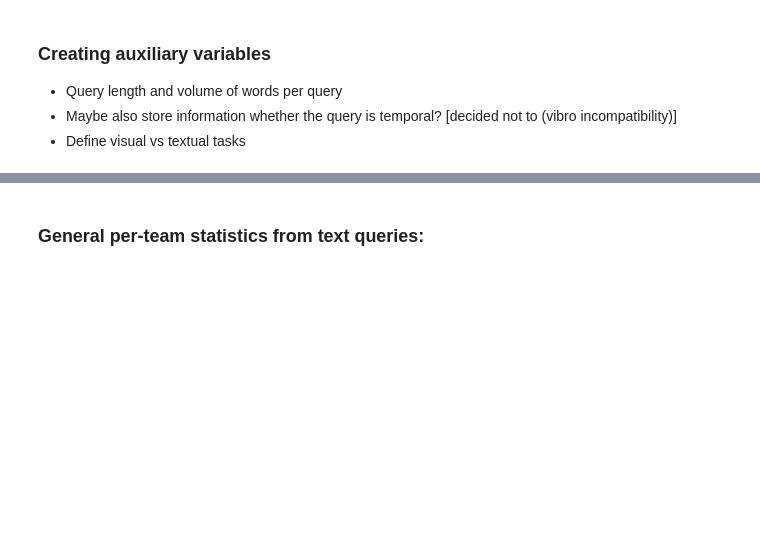
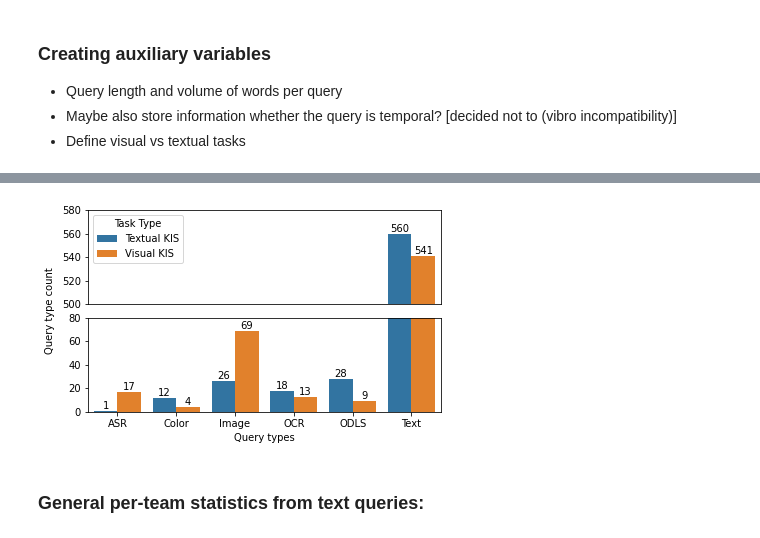
Before and after one commit to mesnico/VBS22-KIS-Analysis, a Jupyter notebook: text_query_processing.ipynb, the cells around one changed output, grey strips where cells are left out. Cells and saved outputs as stored; diff of their text form; code cells hidden in the pictures; blank space fills up the shorter version.

```diff
--- a/text_query_processing.ipynb
+++ b/text_query_processing.ipynb
@@ -226,0 +232,4 @@ restrData = dataset.loc[pd.Series(list(zip(dataset.team.values,dataset.QT.values
+# %%
+vt_counts = dataset.groupby(["task_type", 'QT'])[["value"]].count()
+vt_counts = vt_counts.loc[((vt_counts.index.get_level_values('QT')!="None"))]
+vt_counts
@@ -227,3 +268,71 @@ restrData = dataset.loc[pd.Series(list(zip(dataset.team.values,dataset.QT.values
+# %%
+textual_values = vt_counts.loc[vt_counts.index.get_level_values('task_type') == "textual", "value"].tolist()
+visual_values = vt_counts.loc[vt_counts.index.get_level_values('task_type') == "visual", "value"].tolist()
+
+barplot_df = pd.DataFrame({
+    'Query Types': ['ASR', 'Color', "Image", "OCR", "ODLS", "Text"],
+    'Textual KIS': textual_values,
+    'Visual KIS': visual_values
+})
+
+#fig, ax1 = plt.subplots(figsize=(7, 6))
+tidy = barplot_df.melt(id_vars='Query Types').rename(columns=str.title)
+tidy = tidy.rename(columns={"Value": "Query Type Count", "Variable": "Task Type", "Query Types": "Query types"})
+
+f, (ax1, ax2) = plt.subplots(ncols=1, nrows=2,
+                             sharex=True, figsize=(7, 4))
+
+# we want the "Test" to appear on the x axis as individual parameters
+# "Latency in ms" should be what is shown on the y axis as a value
+# hue should be the "Experiment Setup"
+# this will result three ticks on the x axis with X1...X3 and each with three bars for T1...T3
+# (you could turn this around if you need to, depending on what kind of data you want to show)
+ax1 = sns.barplot(x='Query types', y='Query Type Count', hue='Task Type', data=tidy, ax=ax1)
+
+# we basically do the same thing again for the second plot
+ax2 = sns.barplot(x='Query types', y='Query Type Count', hue='Task Type', data=tidy, ax=ax2)
+
+# here is the fun part: setting the limits for the individual y axis
+# the upper part (ax1) should show only values from 250 to 400
+# the lower part (ax2) should only show 0 to 150
+# you can define your own limits, but the range (150) should be the same so scale is the same across both plots
+# it could be possible to use a different range and then adjust plot height but who knows how that works
+ax1.set_ylim(500, 580)
+ax2.set_ylim(0, 80)
+
+# the upper part does not need its own x axis as it shares one with the lower part
+ax1.get_xaxis().set_visible(False)
+
+# by default, each part will get its own "Latency in ms" label, but we want to set a common for the whole figure
+# first, remove the y label for both subplots
+ax1.set_ylabel("")
+ax2.set_ylabel("")
+# then, set a new label on the plot (basically just a piece of text) and move it to where it makes sense (requires trial and error)
+f.text(0.065, 0.5, "Query type count", va="center", rotation="vertical")
+
+# by default, seaborn also gives each subplot its own legend, which makes no sense at all
+# soe remove both default legends first
+#ax1.get_legend().remove()
+ax2.get_legend().remove()
+# then create a new legend and put it to the side of the figure (also requires trial and error)
+#ax2.legend(loc=(1.025, 0.5), title="Design")
+
+# let's put some ticks on the top of the upper part and bottom of the lower part for style
+ax1.xaxis.tick_top()
+ax2.xaxis.tick_bottom()
+
+# finally, adjust everything a bit to make it prettier (this just moves everything, best to try and iterate)
+f.subplots_adjust(left=0.15, right=0.85, bottom=0.15, top=0.85, hspace=0.15)
+
+for container in ax1.containers:
+    ax1.bar_label(container)
+for container in ax2.containers:
+    ax2.bar_label(container)
+
+#plt.savefig(f'./query_type_vs_task_type.pdf', format='pdf', bbox_inches="tight")
+plt.show()
+# %% [output]
+[figure, added]
 # %% [markdown]
 ### General per-team statistics from text queries:
 # %%
```
Also changed, not shown: parts of 12 cells of this notebook.
